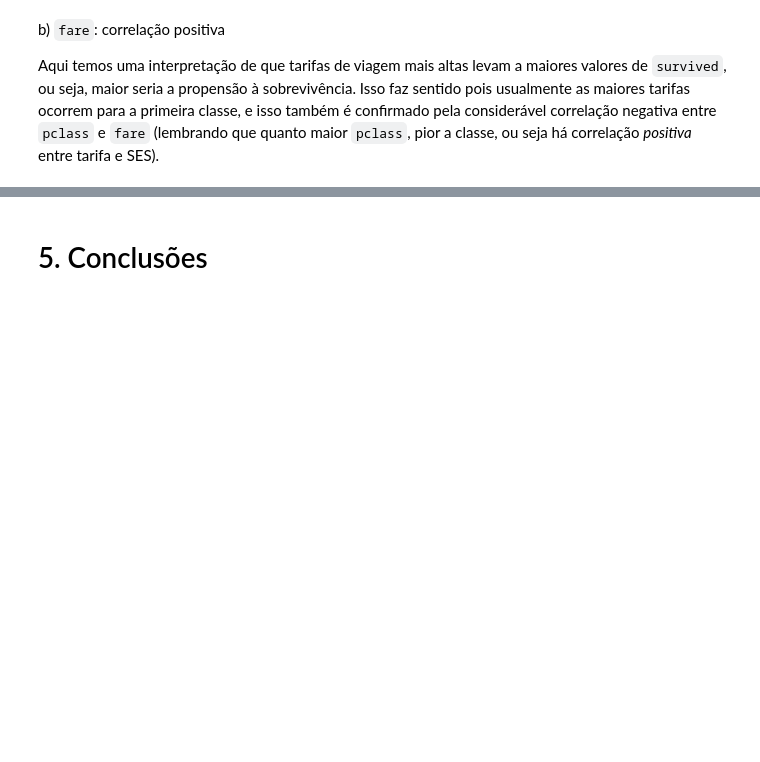
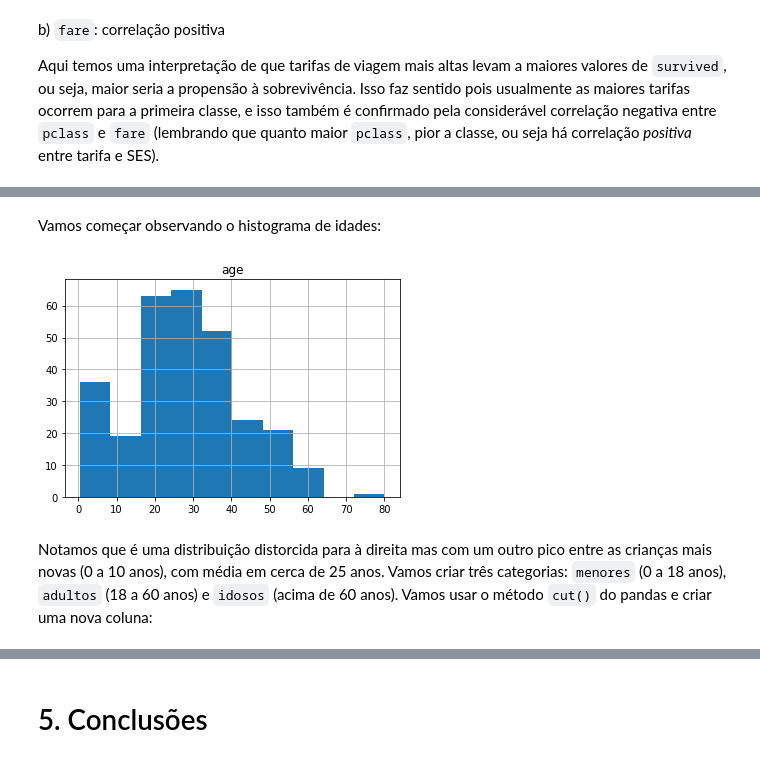
Before and after one commit to lgabs/udacity-titanic, a Jupyter notebook: titanic_data_analysis.ipynb, the cells around one changed output, grey strips where cells are left out. Drawn from its saved outputs; the diff is of its cells as text; code cells hidden in the pictures; blank space fills up the shorter version.

```diff
--- a/titanic_data_analysis.ipynb
+++ b/titanic_data_analysis.ipynb
@@ -224,0 +280,8 @@ Aqui temos uma interpretação de que tarifas de viagem mais altas levam a maior
+# %% [markdown]
+Vamos começar observando o histograma de idades:
+# %%
+df_titanic_with_ages.hist(column = 'age');
+# %% [output]
+[figure, added]
+# %% [markdown]
+Notamos que é uma distribuição distorcida para à direita mas com um outro pico entre as crianças mais novas (0 a 10 anos), com média em cerca de 25 anos. Vamos criar três categorias: `menores` (0 a 18 anos), `adultos` (18 a 60 anos) e `idosos` (acima de 60 anos). Vamos usar o método `cut()` do pandas e criar uma nova coluna:
```
Also changed, not shown: parts of 25 cells of this notebook.
